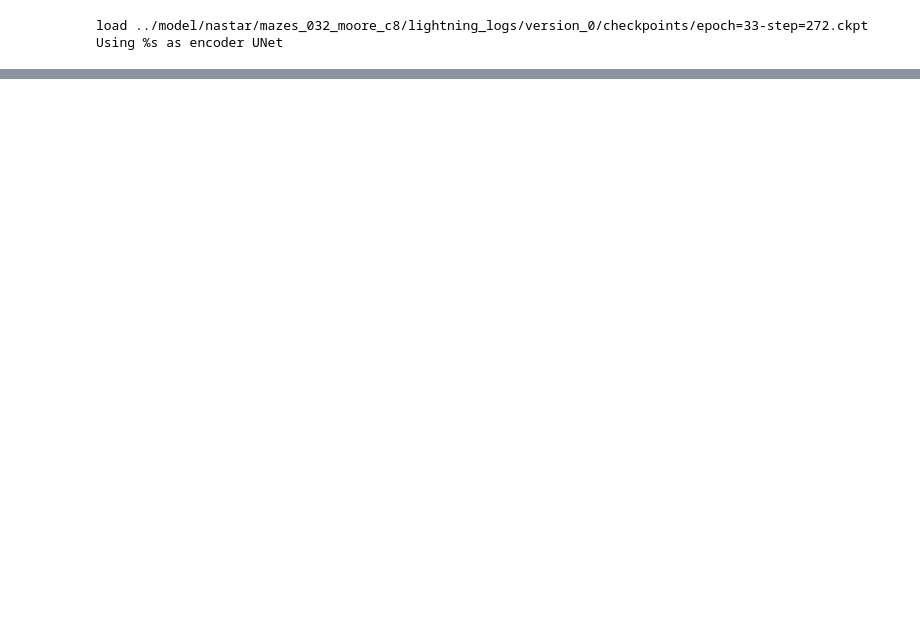
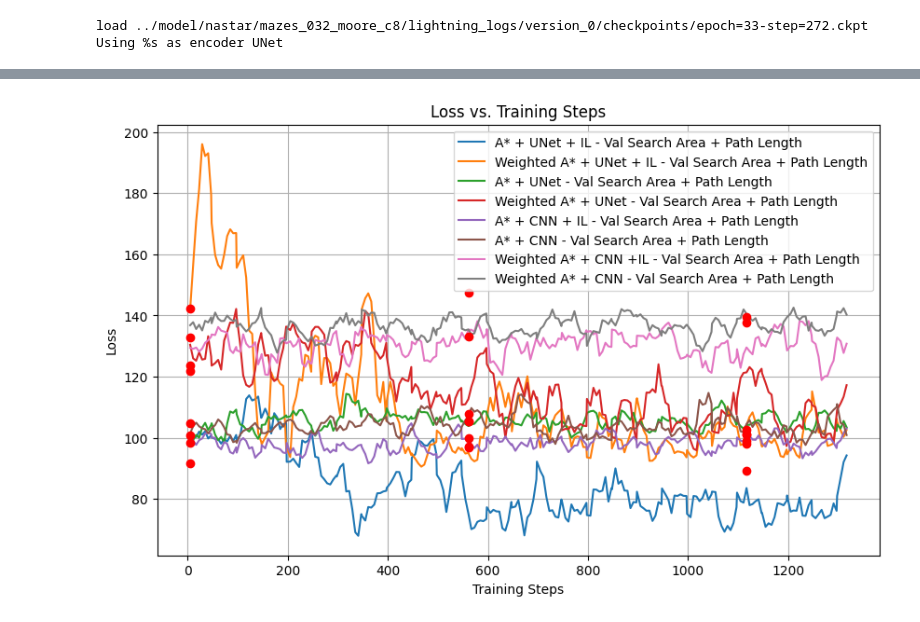
Before and after one commit to sair-lab/iAstar, a Jupyter notebook: example/example.ipynb, the cells around one changed output, grey strips where cells are left out. Saved outputs shown, nothing was run; the diff lists cells and outputs as text; code cells hidden in the pictures; blank space fills up the shorter version.

```diff
--- a/example/example.ipynb
+++ b/example/example.ipynb
@@ -161,0 +246,41 @@ iastar finished.
+# %%
+import pandas as pd
+import matplotlib.pyplot as plt
+import numpy as np
+
+# 步骤1: 读取CSV数据
+file_path = './valloss.csv'# 请替换为你的CSV文件实际路径
+data = pd.read_csv(file_path)
+
+# 步骤2: 数据预处理 —— 假设CSV文件的列已正确设置，无需额外处理
+
+# 步骤3 & 4: 画图和平滑曲线
+def plot_smoothed_loss(data, window_size=5):
+    plt.figure(figsize=(10, 6))
+    steps = data['Step']  # 训练步骤
+
+    for column in data.columns:
+        if column != 'Step':
+            # 计算移动平均来平滑曲线
+            values = data[column]
+            smoothed_values = np.convolve(values, np.ones(window_size)/window_size, mode='valid')
+
+            # 画出平滑后的曲线
+            plt.plot(steps[:len(smoothed_values)], smoothed_values, label=column)
+
+            # 突出每100步的数据点
+            if len(steps) >= 10:  # 确保数据足够
+                indices = np.arange(0, len(steps), 100)
+                plt.scatter(steps[indices], values[indices], color='red', zorder=5)
+
+    plt.xlabel('Training Steps')
+    plt.ylabel('Loss')
+    plt.title('Loss vs. Training Steps')
+    plt.legend()
+    plt.grid(True)
+    plt.show()
+
+# 执行画图函数
+plot_smoothed_loss(data)
+# %% [output]
+[figure, added]
```
Also changed, not shown: parts of 13 cells of this notebook, 47 other files.
